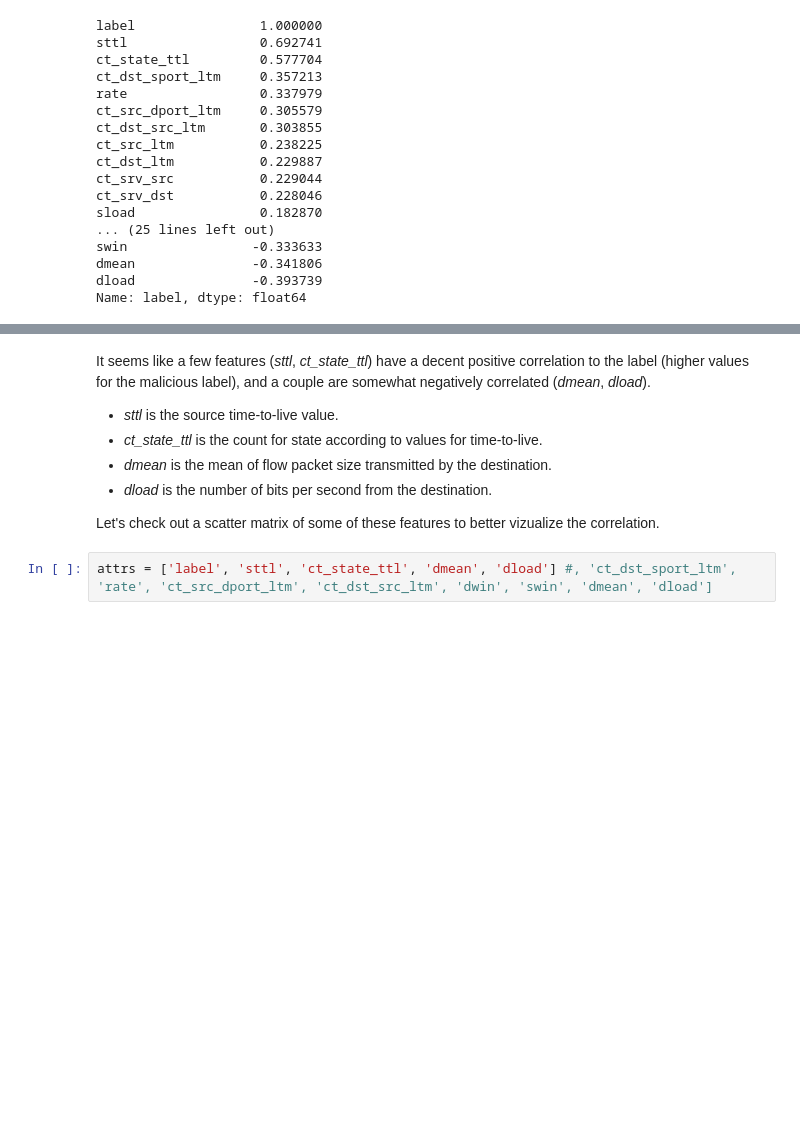
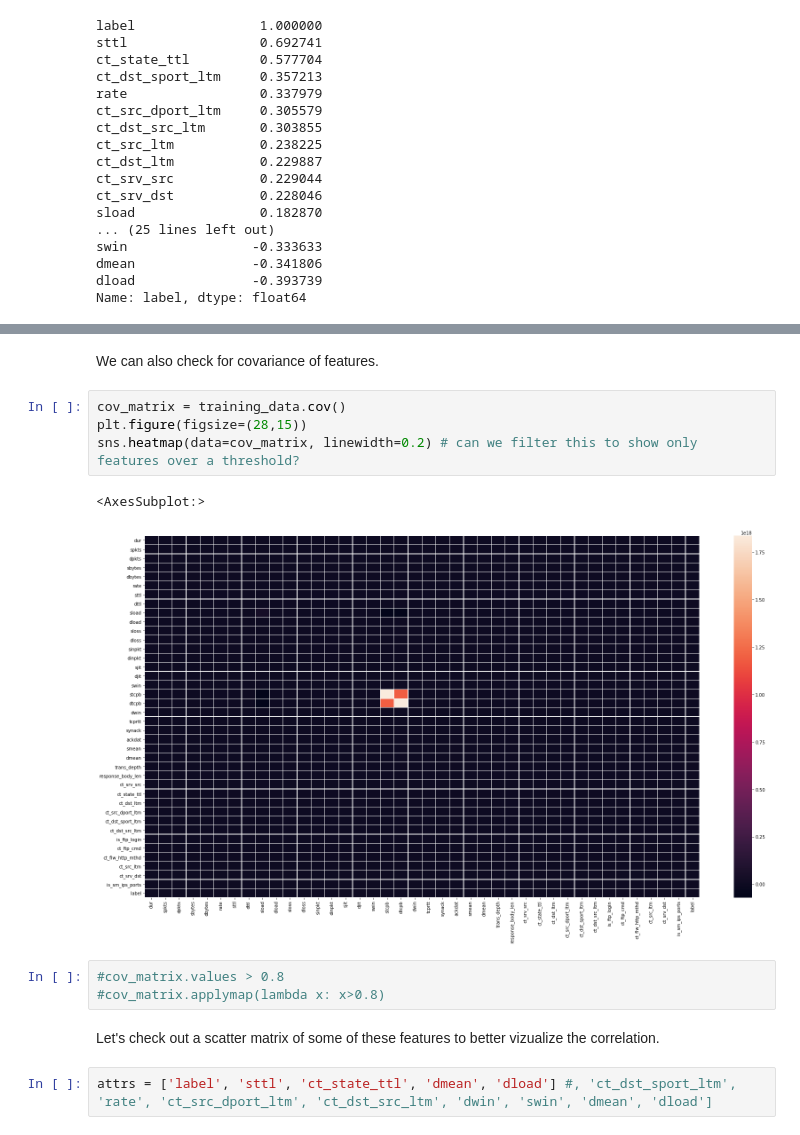
Before and after one commit to pvan1/DATA-606-Capstone, a Jupyter notebook: capstone-phase1.ipynb, the cells around one changed output, grey strips where cells are left out. Saved outputs shown, nothing was run; the diff lists cells and outputs as text; blank space fills up the shorter version.

Commit message:
Add files via upload
Continuing investigation of useful features, covariance, info gain....

```diff
--- a/capstone-phase1.ipynb
+++ b/capstone-phase1.ipynb
@@ -197,10 +212,16 @@ Name: label, dtype: float64
+# %% [markdown]
+We can also check for covariance of features.
+# %%
+cov_matrix = training_data.cov()
+plt.figure(figsize=(28,15))
+sns.heatmap(data=cov_matrix, linewidth=0.2) # can we filter this to show only features over a threshold?
+# %% [output]
+<AxesSubplot:>
+[figure, added]
+# %%
+#cov_matrix.values > 0.8
+#cov_matrix.applymap(lambda x: x>0.8)
 # %% [markdown]
-It seems like a few features (*sttl*, *ct_state_ttl*) have a decent positive correlation to the label (higher values for the malicious label), and a couple are somewhat negatively correlated (*dmean*, *dload*).
-* *sttl* is the source time-to-live value.
-* *ct_state_ttl* is the count for state according to values for time-to-live.
-* *dmean* is the mean of flow packet size transmitted by the destination.
-* *dload* is the number of bits per second from the destination.
-
 Let's check out a scatter matrix of some of these features to better vizualize the correlation.
 # %%
 attrs = ['label', 'sttl', 'ct_state_ttl', 'dmean', 'dload'] #, 'ct_dst_sport_ltm', 'rate', 'ct_src_dport_ltm', 'ct_dst_src_ltm', 'dwin', 'swin', 'dmean', 'dload']
```
Also changed, not shown: parts of 31 cells of this notebook.
